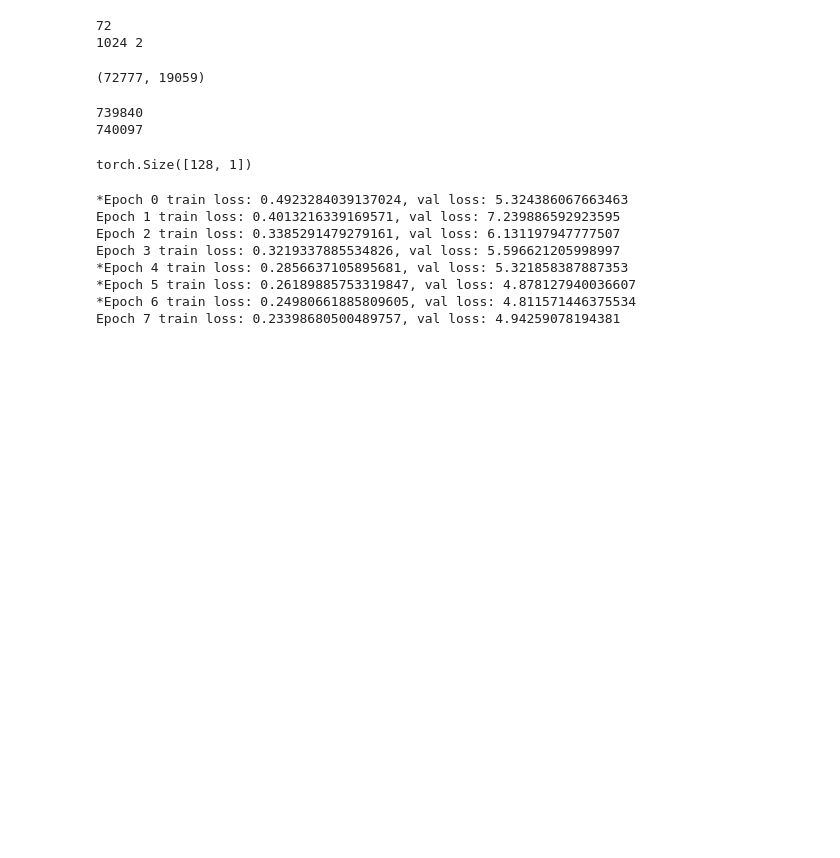
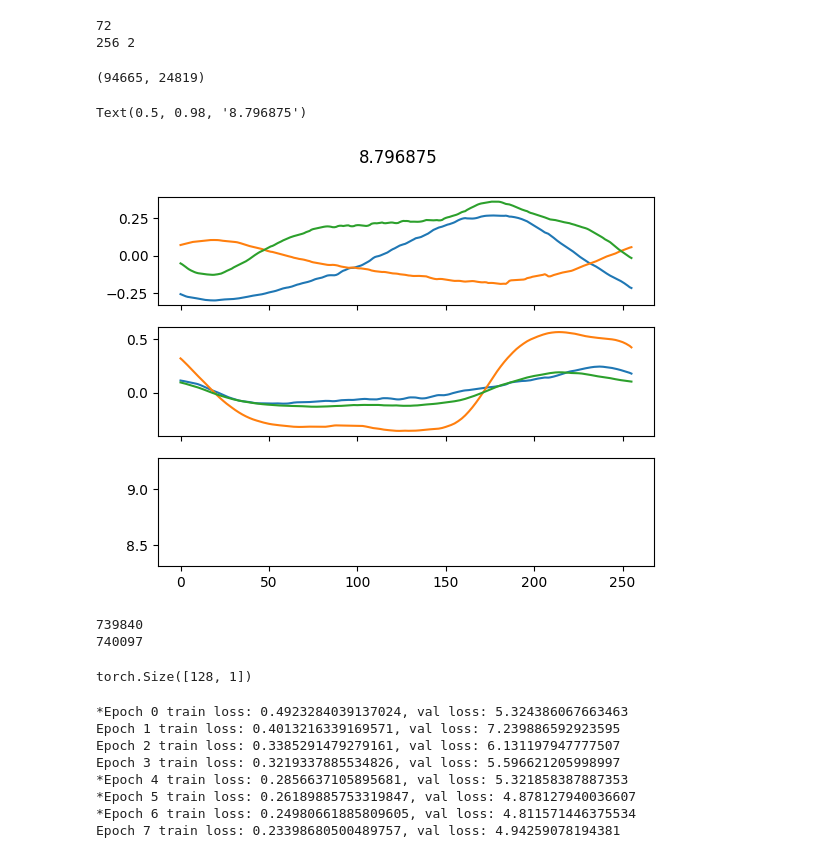
Before and after one commit to Musa-Azeem/AI-hypertrophy-coach, a Jupyter notebook: ml-notebooks/rir.ipynb, the cells around one changed output. Cells and saved outputs as stored; diff of their text form; code cells hidden in the pictures; blank space fills up the shorter version.

```diff
--- a/ml-notebooks/rir.ipynb
+++ b/ml-notebooks/rir.ipynb
@@ -115,7 +115,7 @@ df[['gyr_x', 'gyr_y', 'gyr_z']] = (df[['gyr_x', 'gyr_y', 'gyr_z']] / 250.0).clip
 # stride_t = 0.01 # seconds
 # winsize = int(winsize_t * HZ)
 # stride = int(stride_t * HZ)
-winsize = 1024
+winsize = 256
 stride = 2
 print(winsize, stride)
 
@@ -132,8 +132,37 @@ val_dataset = ConcatDataset([IMUDataset(df[df['session_id'] == session_id], wins
 len(train_dataset), len(val_dataset)
 # %% [output]
 72
-1024 2
+256 2
-(72777, 19059)
+(94665, 24819)
+# %%
+X,y = train_dataset[1850]
+# X,y = val_dataset[2220]
+
+fig, axes = plt.subplots(3,1, sharex=True)
+
+axes[0].plot(X[0])
+axes[0].plot(X[1])
+axes[0].plot(X[2])
+
+axes[1].plot(X[3])
+axes[1].plot(X[4])
+axes[1].plot(X[5])
+
+# if y > 0:
+#     vline = y * winsize
+#     axes[0].axvline(vline, color='red', linestyle='--')
+#     axes[1].axvline(vline, color='red', linestyle='--')
+
+axes[2].plot(y)
+
+# t = np.where(y == 1)[0]
+# for ti in t:
+#     axes[0].axvline(ti, color='red', linestyle='--')
+#     axes[1].axvline(ti, color='red', linestyle='--')
+plt.suptitle(y.item())
+# %% [output]
+Text(0.5, 0.98, '8.796875')
+[figure, added]
 # %%
 class ResBlock(nn.Module):
     # One layer of convolutional block with batchnorm, relu and dropout
```
Also changed, not shown: 4 other files.
